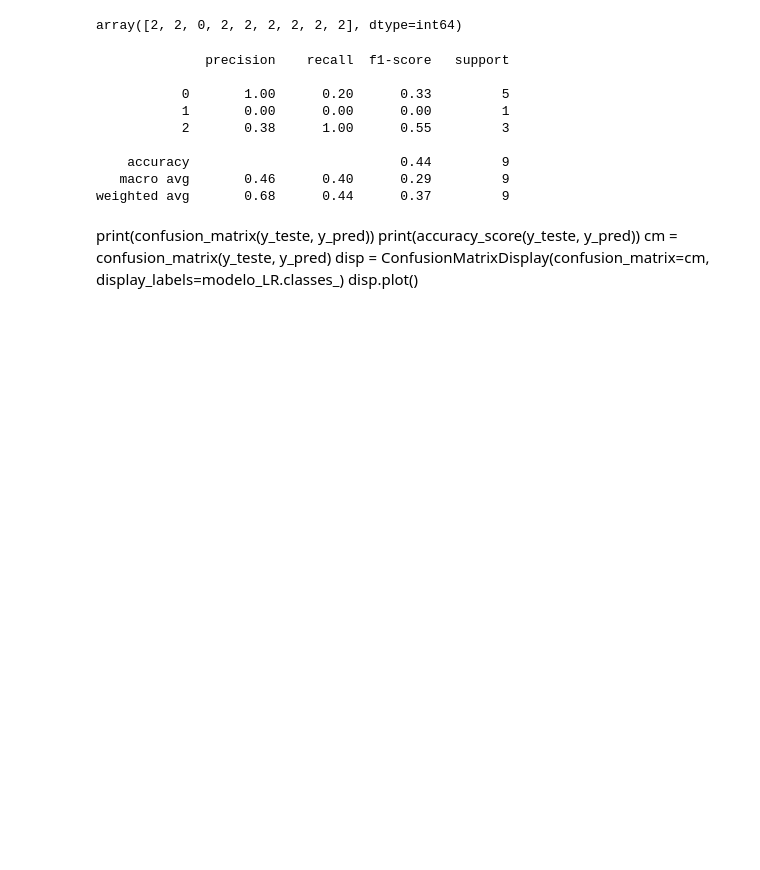
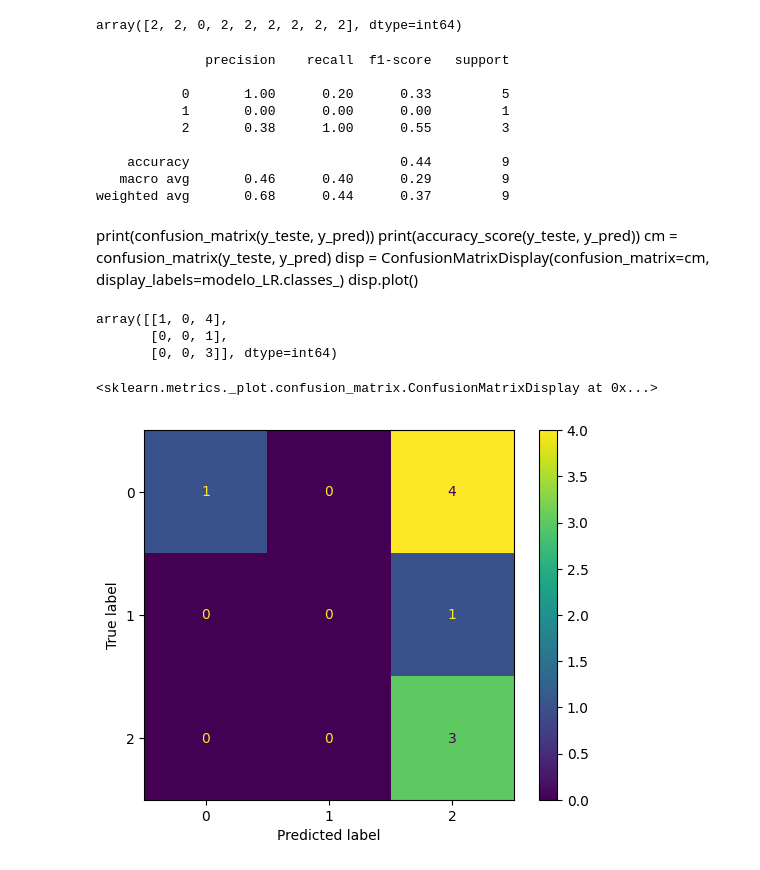
Before and after one commit to abilioepalanga/Modelo-de-previs-o-da-Premier-League-inglesa, a Jupyter notebook: Dados/previsão_2.ipynb, the cells around one changed output. Cells and saved outputs as stored; diff of their text form; code cells hidden in the pictures; blank space fills up the shorter version.

```diff
--- a/Dados/previsão_2.ipynb
+++ b/Dados/previsão_2.ipynb
@@ -180,3 +181,18 @@ print(accuracy_score(y_teste, y_pred))
 cm = confusion_matrix(y_teste, y_pred)
 disp = ConfusionMatrixDisplay(confusion_matrix=cm, display_labels=modelo_LR.classes_)
 disp.plot()
+# %%
+#Avaliar o modelo de regressão logística com Matriz de Confusão
+confusion_matrix(y_teste, y_pred_LR)
+# %% [output]
+array([[1, 0, 4],
+       [0, 0, 1],
+       [0, 0, 3]], dtype=int64)
+# %%
+#Plot da matriz de confusão
+cm = confusion_matrix(y_teste, y_pred_LR)
+disp = ConfusionMatrixDisplay(confusion_matrix=cm, display_labels=modelo_LR.classes_)
+disp.plot()
+# %% [output]
+<sklearn.metrics._plot.confusion_matrix.ConfusionMatrixDisplay at 0x...>
+[figure, added]
```
Also changed, not shown: parts of 6 cells of this notebook.
